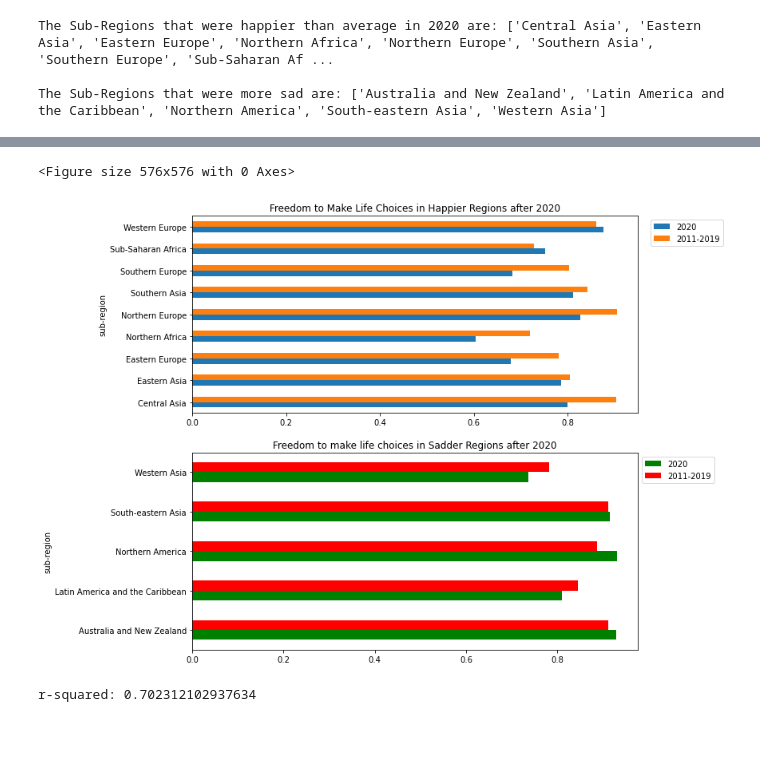
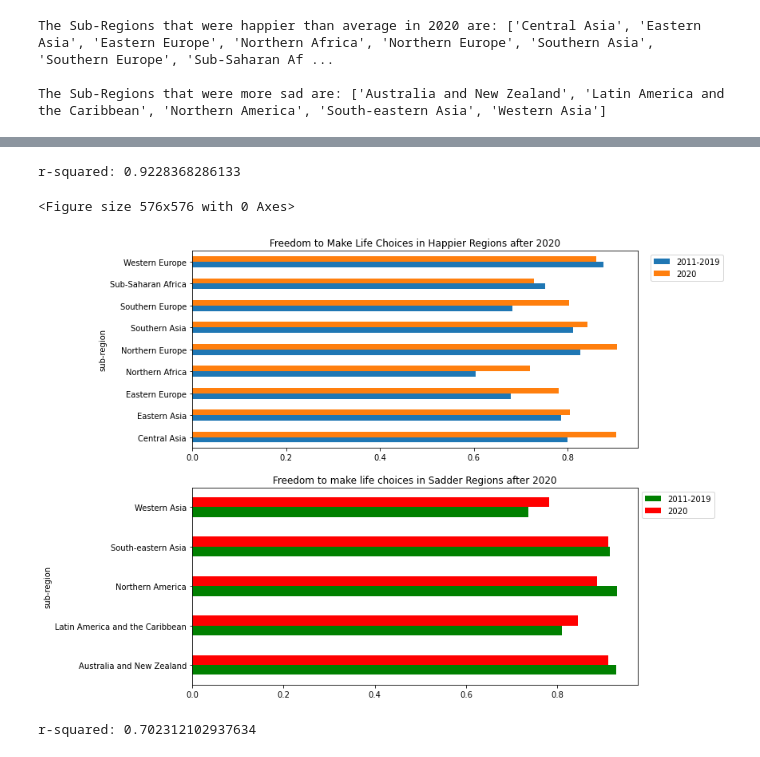
Before and after one commit to SimplyLizzy/FactorsOfHappinness, a Jupyter notebook: Avg Life Ladder vs. Sub-Region.ipynb, the cells around one changed output, grey strips where cells are left out. Drawn from its saved outputs; the diff is of its cells as text; code cells hidden in the pictures.

Commit message:
fixed legend

```diff
--- a/Avg Life Ladder vs. Sub-Region.ipynb
+++ b/Avg Life Ladder vs. Sub-Region.ipynb
@@ -239,29 +230,37 @@ r-squared: 0.9228368286133
+# %%
+x = list(happier_regions_df['Social support_x']) + list(sadder_regions_df['Social support_x'])
+y = list(happier_regions_df['Social support_y']) + list(sadder_regions_df['Social support_y'])
+
+slope, intercept, r_value, p_value, std_err = st.linregress(x,y)
+print("r-squared:", r_value**2)
+# %% [output]
+r-squared: 0.9228368286133
 # %%
 matplotlib.rcParams['figure.figsize'] = [10, 10]
 
 plt.figure(figsize = (8,8))
 fig, axes = plt.subplots(nrows = 2, ncols = 1)
 
 happier_regions_df[['Freedom to make life choices_x', 'Freedom to make life choices_y']].plot(ax=axes[0], kind = 'barh').set_title('Freedom to Make Life Choices in Happier Regions after 2020')
-happier_regions_df[['Freedom to make life choices_x', 'Freedom to make life choices_y']].plot(ax=axes[0], kind = 'barh').legend(['2020', '2011-2019'], bbox_to_anchor=(1.2, 1), loc='upper right')
+happier_regions_df[['Freedom to make life choices_x', 'Freedom to make life choices_y']].plot(ax=axes[0], kind = 'barh').legend(['2011-2019', '2020'], bbox_to_anchor=(1.2, 1), loc='upper right')
 
 sadder_regions_df[['Freedom to make life choices_x', 'Freedom to make life choices_y']].plot(ax=axes[1], kind = 'barh', color = ['green','red'])
 plt.title('Freedom to make life choices in Sadder Regions after 2020')
-plt.legend(['2020', '2011-2019'], bbox_to_anchor=(1, 1), loc='upper left')
+plt.legend(['2011-2019', '2020'], bbox_to_anchor=(1, 1), loc='upper left')
 
 plt.show()
 fig.savefig("2011-2020FreedomSubRegions.png", bbox_inches='tight')
 # %% [output]
 <Figure size 576x576 with 0 Axes>
-[figure, old version]
+[figure, new version]
-# %%
-x = list(happier_regions_df['Freedom to make life choices_x']) + list(sadder_regions_df['Freedom to make life choices_x'])
-y = list(happier_regions_df['Freedom to make life choices_y']) + list(sadder_regions_df['Freedom to make life choices_y'])
-
-slope, intercept, r_value, p_value, std_err = st.linregress(x,y)
-print("r-squared:", r_value**2)
-# %% [output]
-r-squared: 0.702312102937634
+# %%
+x = list(happier_regions_df['Freedom to make life choices_x']) + list(sadder_regions_df['Freedom to make life choices_x'])
+y = list(happier_regions_df['Freedom to make life choices_y']) + list(sadder_regions_df['Freedom to make life choices_y'])
+
+slope, intercept, r_value, p_value, std_err = st.linregress(x,y)
+print("r-squared:", r_value**2)
+# %% [output]
+r-squared: 0.702312102937634
 # %%
 matplotlib.rcParams['figure.figsize'] = [10, 10]
 
```
Also changed, not shown: parts of 9 cells of this notebook, 7 other files.
